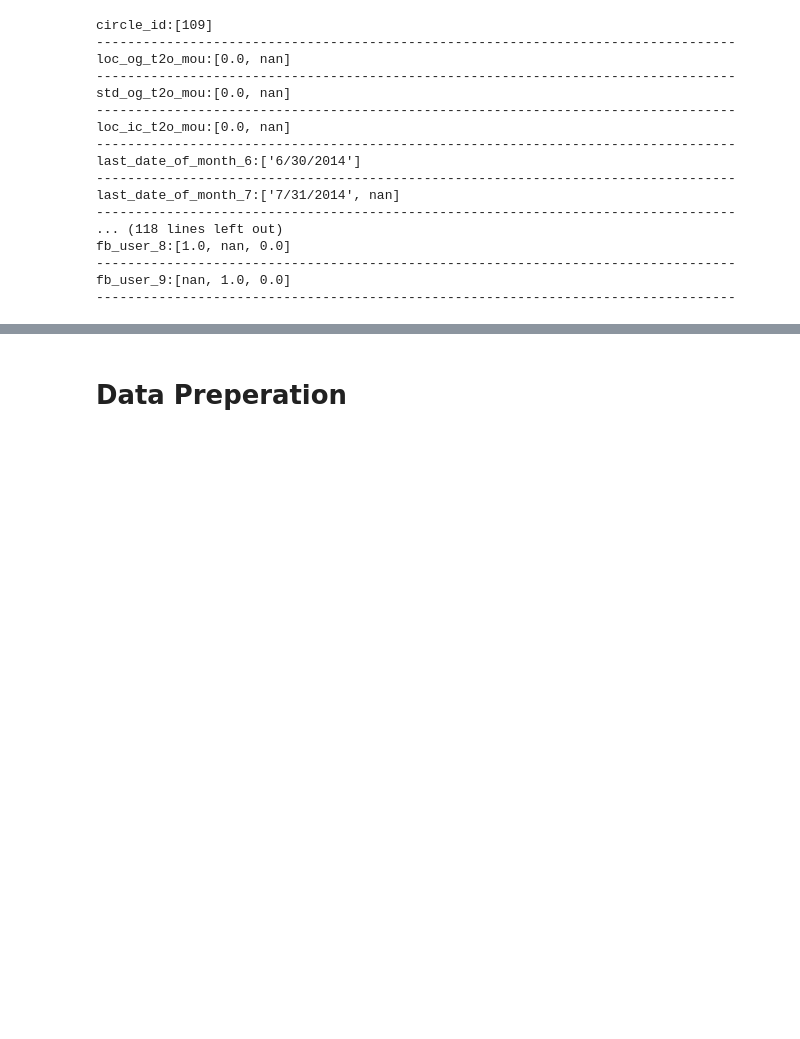
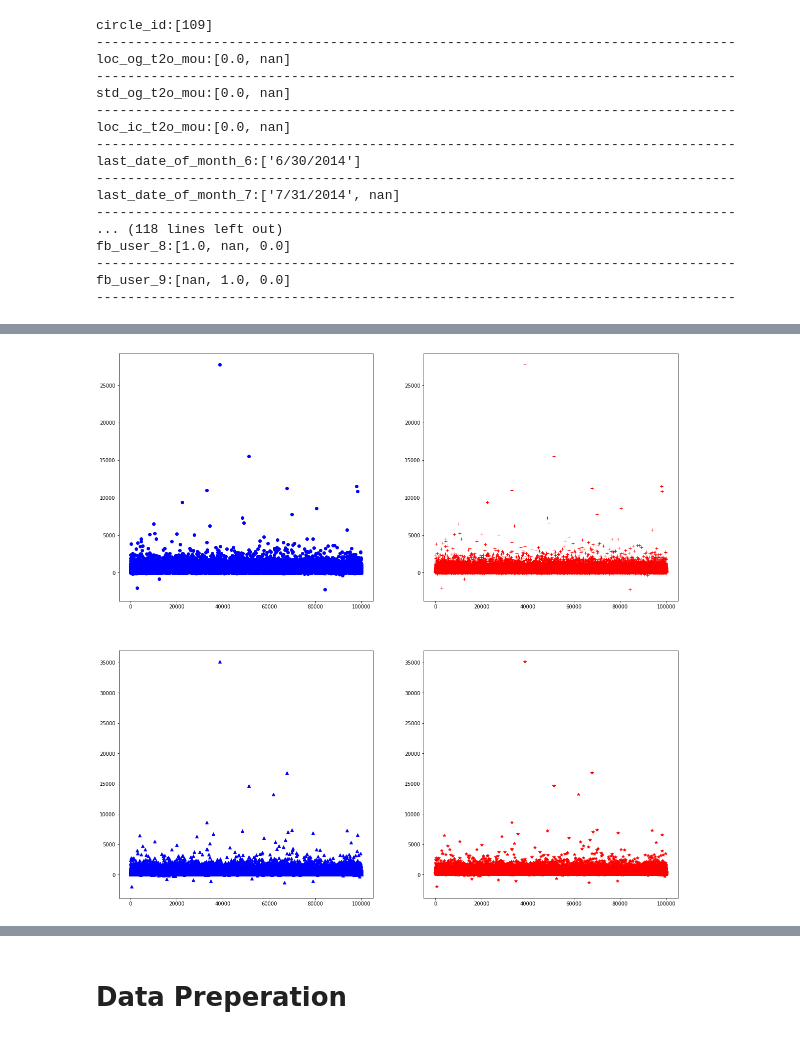
Before and after one commit to BiswajeetAtul/Assignments-MLAI, a Jupyter notebook: Telecom Churn Case/TelecomChurn_CaseStudy.ipynb, the cells around one changed output, grey strips where cells are left out. Cells and saved outputs as stored; diff of their text form; code cells hidden in the pictures; blank space fills up the shorter version.

```diff
--- a/Telecom Churn Case/TelecomChurn_CaseStudy.ipynb
+++ b/Telecom Churn Case/TelecomChurn_CaseStudy.ipynb
@@ -129,0 +231,12 @@ fb_user_9:[nan, 1.0, 0.0]
+# %%
+fig=plt.figure(figsize=(20,20))
+((ax1, ax2), (ax3, ax4)) = fig.subplots(2, 2)
+
+ax1.plot(teleData['arpu_6'],"bo")
+ax2.plot(teleData['arpu_7'],"r+")
+ax3.plot(teleData['arpu_8'],"b^")
+ax4.plot(teleData['arpu_9'],"r*")
+
+plt.show()
+# %% [output]
+[figure, added]
```
Also changed, not shown: parts of 41 cells of this notebook, 2 other files.
